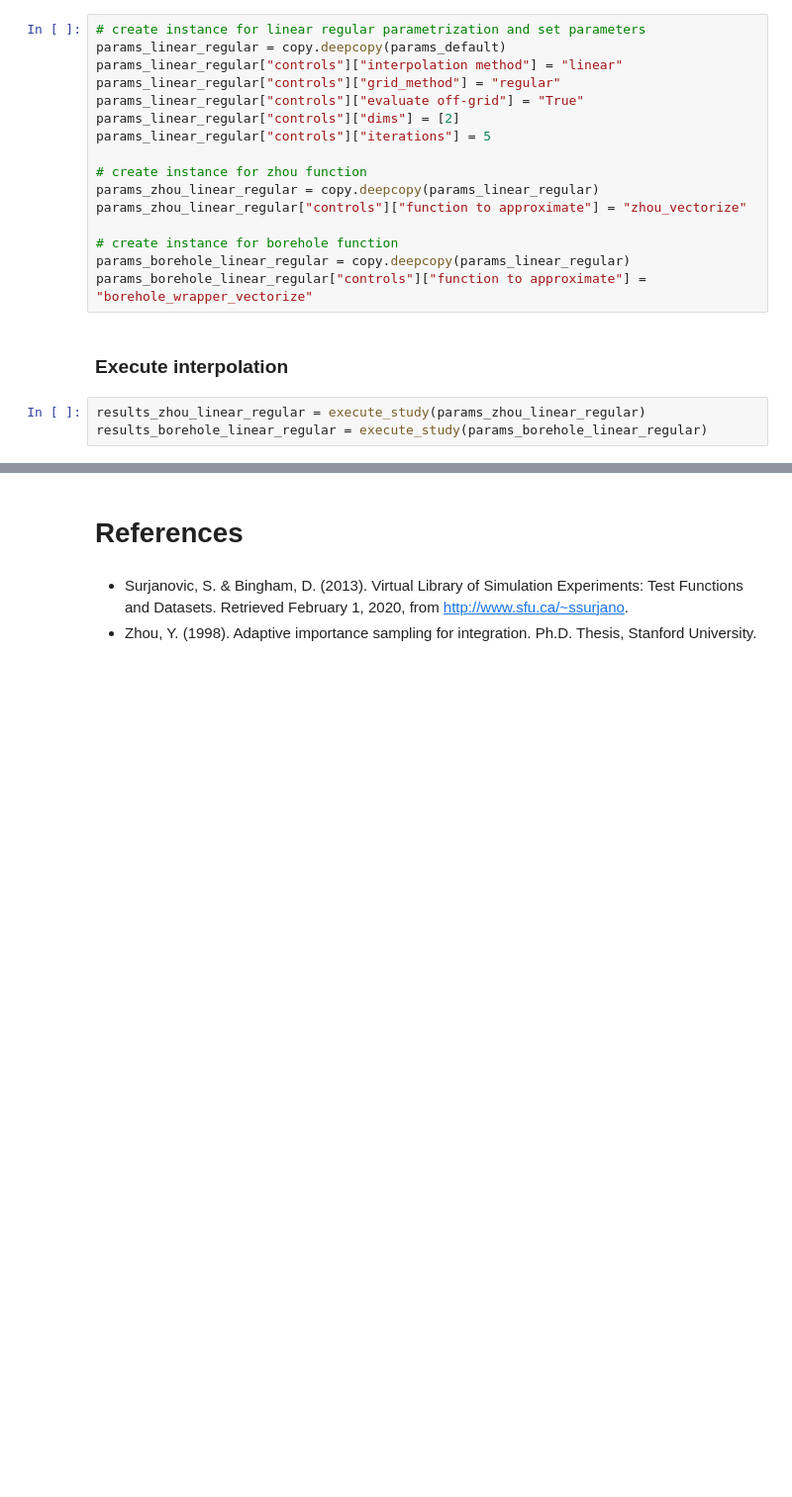
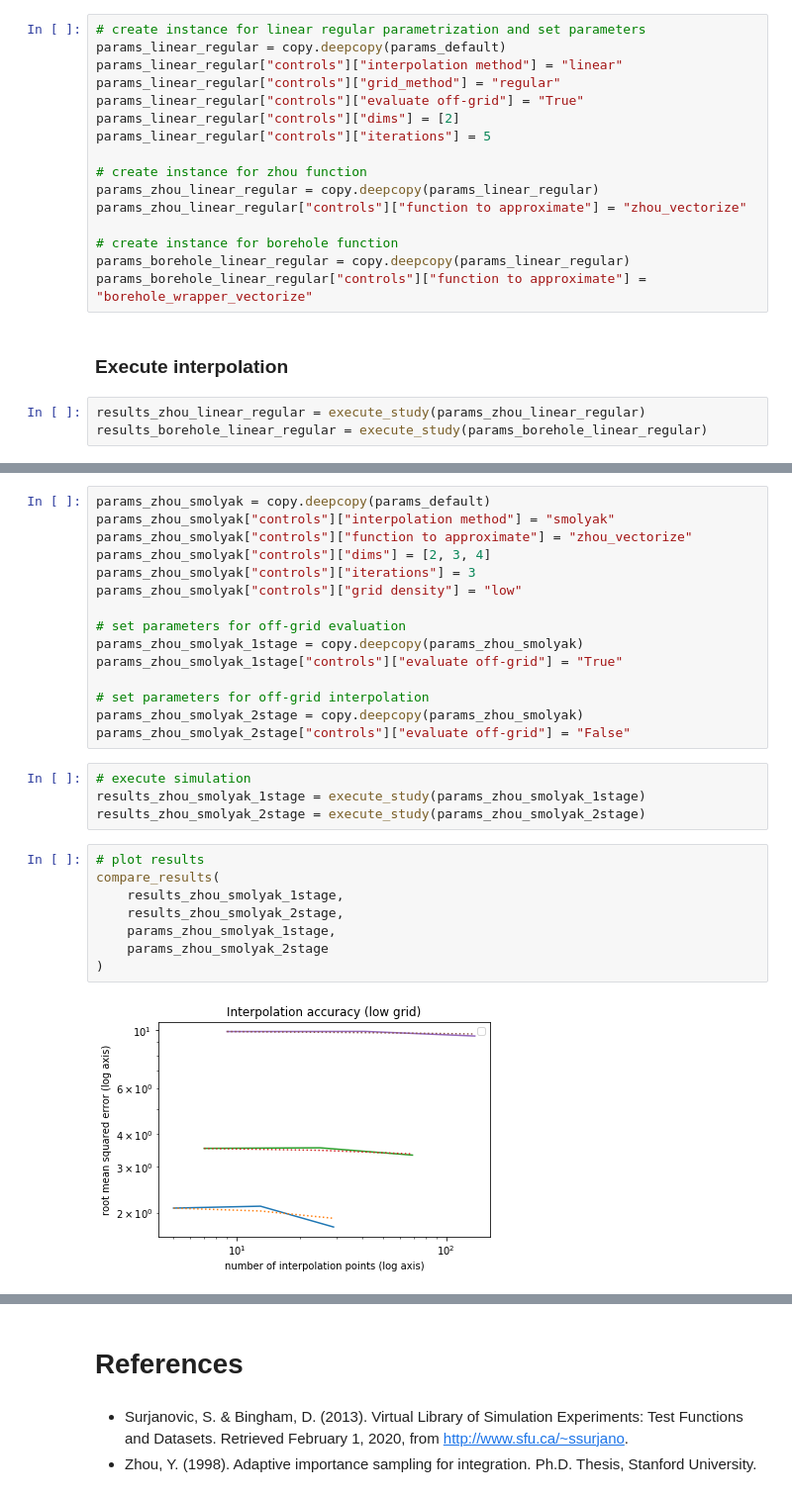
Before and after one commit to simonjheiler/function_approximation, a Jupyter notebook: student_project.ipynb, the cells around one changed output, grey strips where cells are left out. Shown: that part at 99% size. Drawn from its saved outputs; the diff is of its cells as text; blank space fills up the shorter version.

```diff
--- a/student_project.ipynb
+++ b/student_project.ipynb
@@ -219,0 +254,29 @@ plot_results(results_borehole_linear_regular, params_borehole_linear_regular)
+# %%
+params_zhou_smolyak = copy.deepcopy(params_default)
+params_zhou_smolyak["controls"]["interpolation method"] = "smolyak"
+params_zhou_smolyak["controls"]["function to approximate"] = "zhou_vectorize"
+params_zhou_smolyak["controls"]["dims"] = [2, 3, 4]
+params_zhou_smolyak["controls"]["iterations"] = 3
+params_zhou_smolyak["controls"]["grid density"] = "low"
+
+# set parameters for off-grid evaluation
+params_zhou_smolyak_1stage = copy.deepcopy(params_zhou_smolyak)
+params_zhou_smolyak_1stage["controls"]["evaluate off-grid"] = "True"
+
+# set parameters for off-grid interpolation
+params_zhou_smolyak_2stage = copy.deepcopy(params_zhou_smolyak)
+params_zhou_smolyak_2stage["controls"]["evaluate off-grid"] = "False"
+# %%
+# execute simulation
+results_zhou_smolyak_1stage = execute_study(params_zhou_smolyak_1stage)
+results_zhou_smolyak_2stage = execute_study(params_zhou_smolyak_2stage)
+# %%
+# plot results
+compare_results(
+    results_zhou_smolyak_1stage,
+    results_zhou_smolyak_2stage,
+    params_zhou_smolyak_1stage,
+    params_zhou_smolyak_2stage
+)
+# %% [output]
+[figure, added]
```
Also changed, not shown: parts of 30 cells of this notebook, 2 other files.
